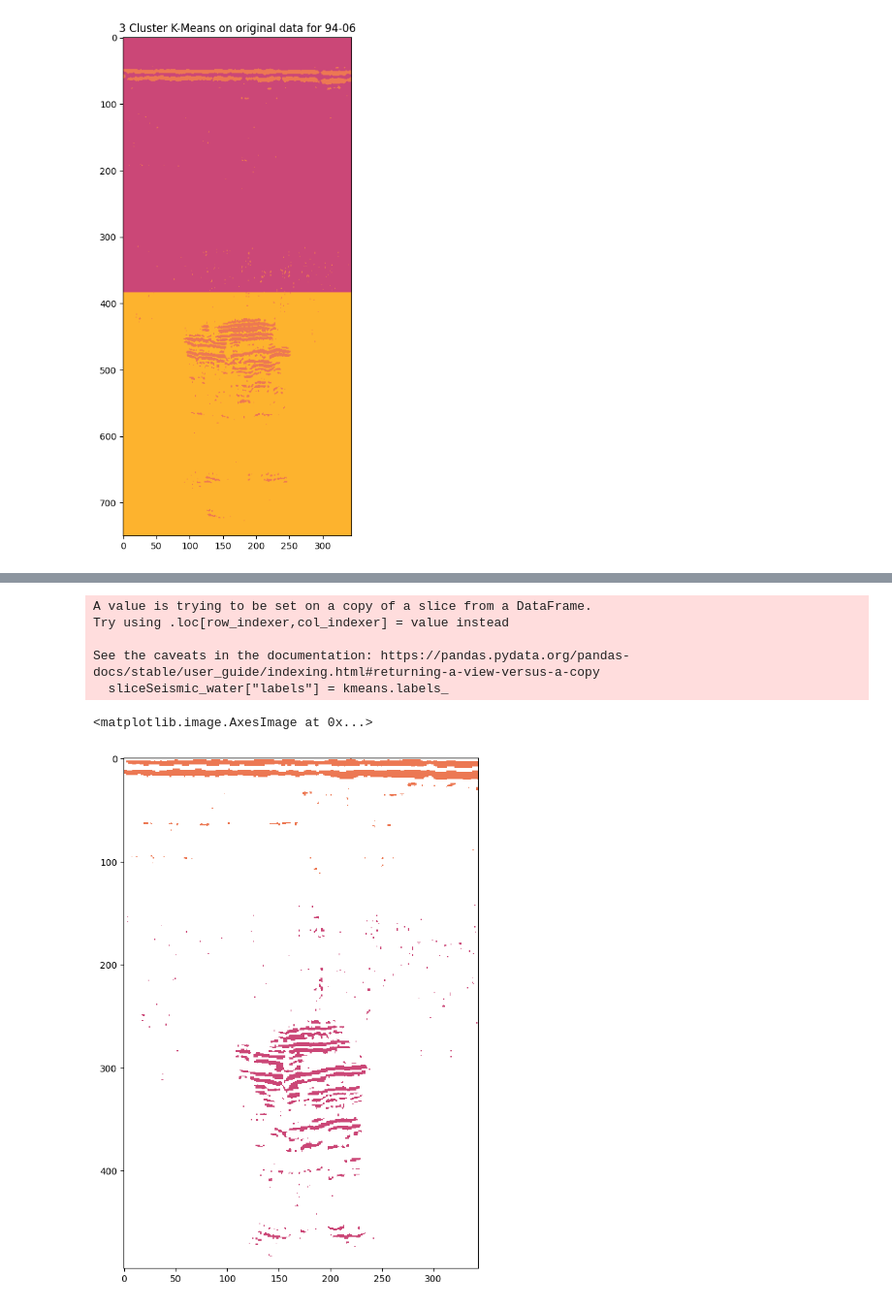
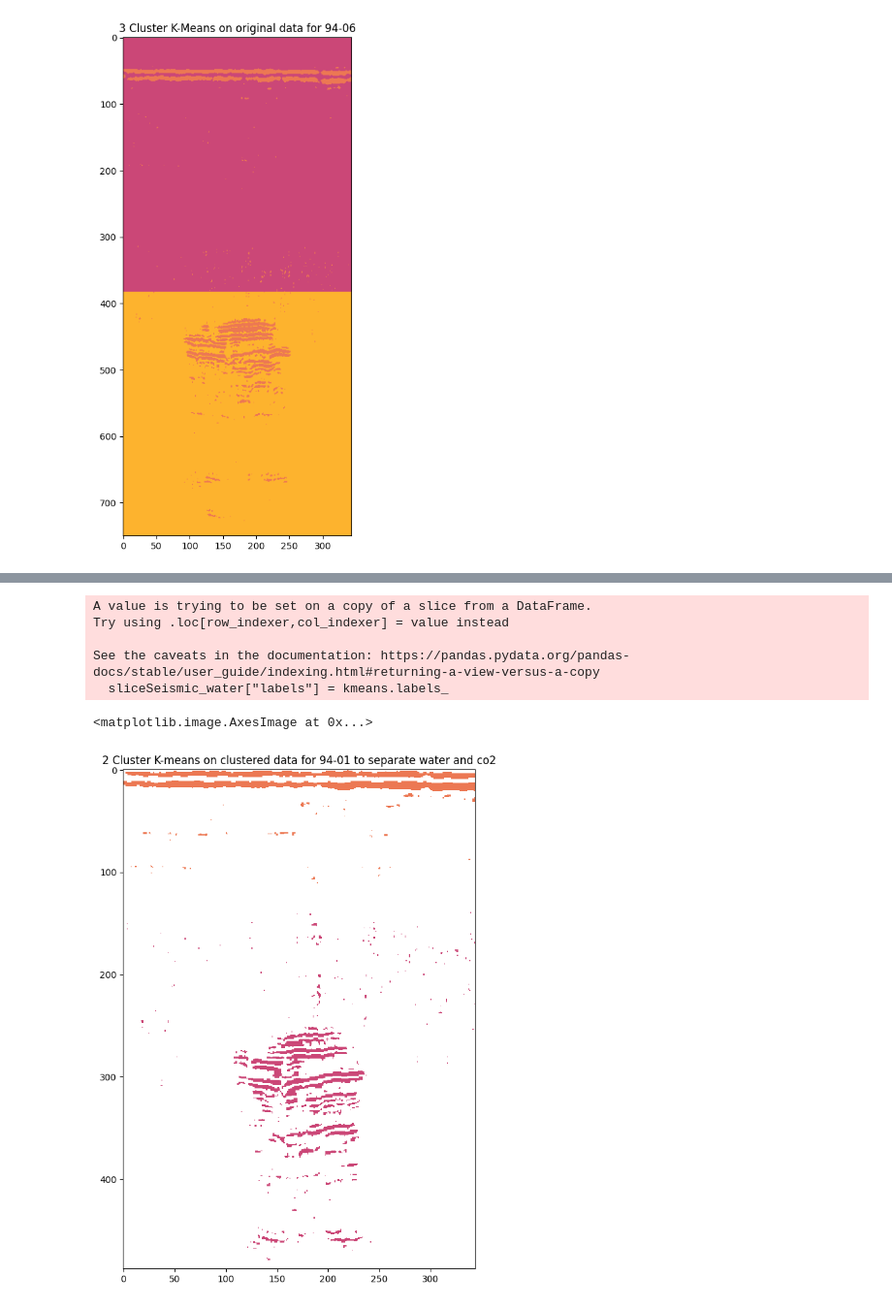
Before and after one commit to alvaromartinangulo/HelloWorldHack, a Jupyter notebook: HWH_CGG/challenge.ipynb, the cells around one changed output, grey strips where cells are left out. Shown at 97% size. Saved outputs shown, nothing was run; the diff lists cells and outputs as text; code cells hidden in the pictures.

```diff
--- a/HWH_CGG/challenge.ipynb
+++ b/HWH_CGG/challenge.ipynb
@@ -274,32 +282,33 @@ labels_sizes=sliceSeismic.groupby(["labels"]).size()
 label_of_carbon_dioxide=labels_sizes.argmin()
 #print("krowa")
 #print(label_of_carbon_dioxide)
 #print(type(label_of_carbon_dioxide))
 #print(label_of_carbon_dioxide.shape)
 #print(len(label_of_carbon_dioxide))
 sliceSeismic_water = sliceSeismic[sliceSeismic["labels"]==label_of_carbon_dioxide]
 scaler = StandardScaler()
 scaled_seismic_water = scaler.fit_transform(sliceSeismic_water)
 no_x = sliceSeismic_water.filter(["z", "x"], axis=1)
 no_x = scaler.fit_transform(no_x)
 kmeans = KMeans(
 init="random",
 n_clusters=2,
 n_init=10,
 max_iter=500
 )
 
 kmeans.fit(no_x)
 sliceSeismic_water["labels"] = kmeans.labels_
 data = sliceSeismic_water.pivot(columns = "x", index = "z", values = "labels")
 fig, ax = plt.subplots(figsize = (10, 10))
+plt.title("2 Cluster K-means on clustered data for 94-01 to separate water and co2")
 ax.imshow(data, cmap = "plasma", vmin = -3, vmax = 3)
 # %% [output]
 A value is trying to be set on a copy of a slice from a DataFrame.
 Try using .loc[row_indexer,col_indexer] = value instead
 
 See the caveats in the documentation: https://pandas.pydata.org/pandas-docs/stable/user_guide/indexing.html#returning-a-view-versus-a-copy
   sliceSeismic_water["labels"] = kmeans.labels_
 <matplotlib.image.AxesImage at 0x...>
-[figure, old version]
+[figure, new version]
 # %%
```
Also changed, not shown: parts of 10 cells of this notebook.
